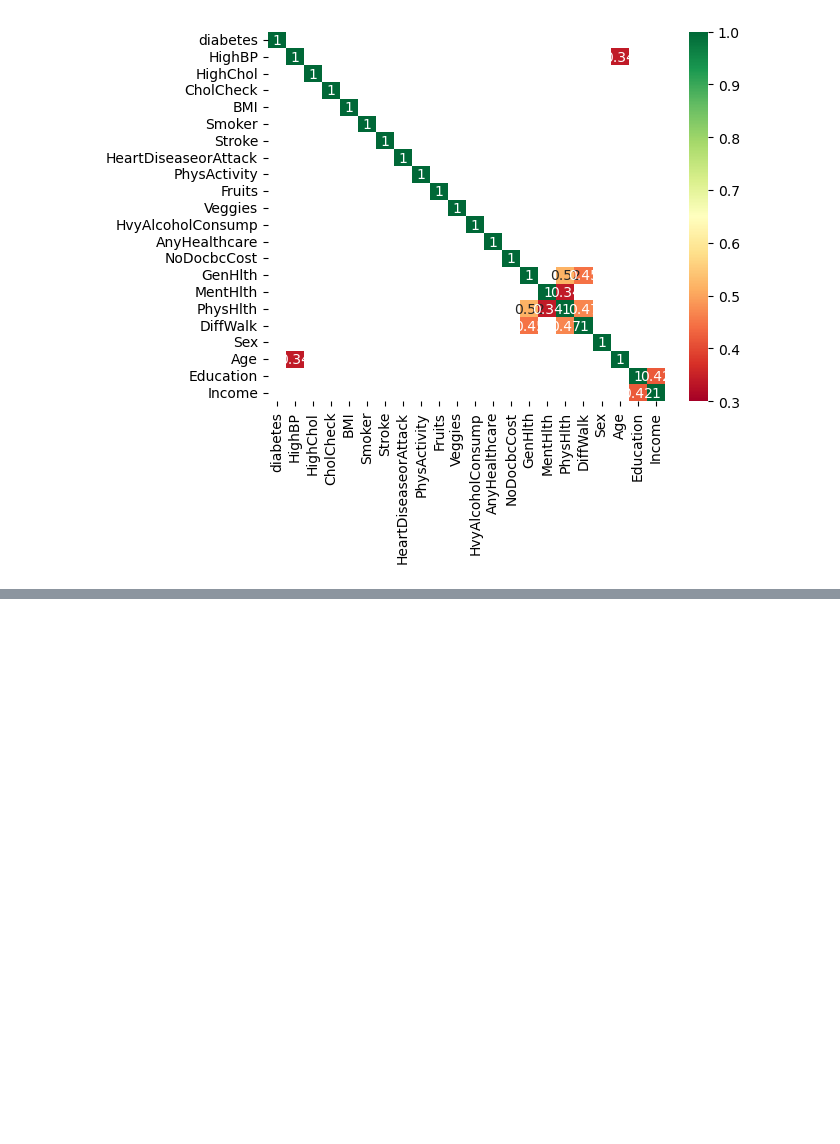
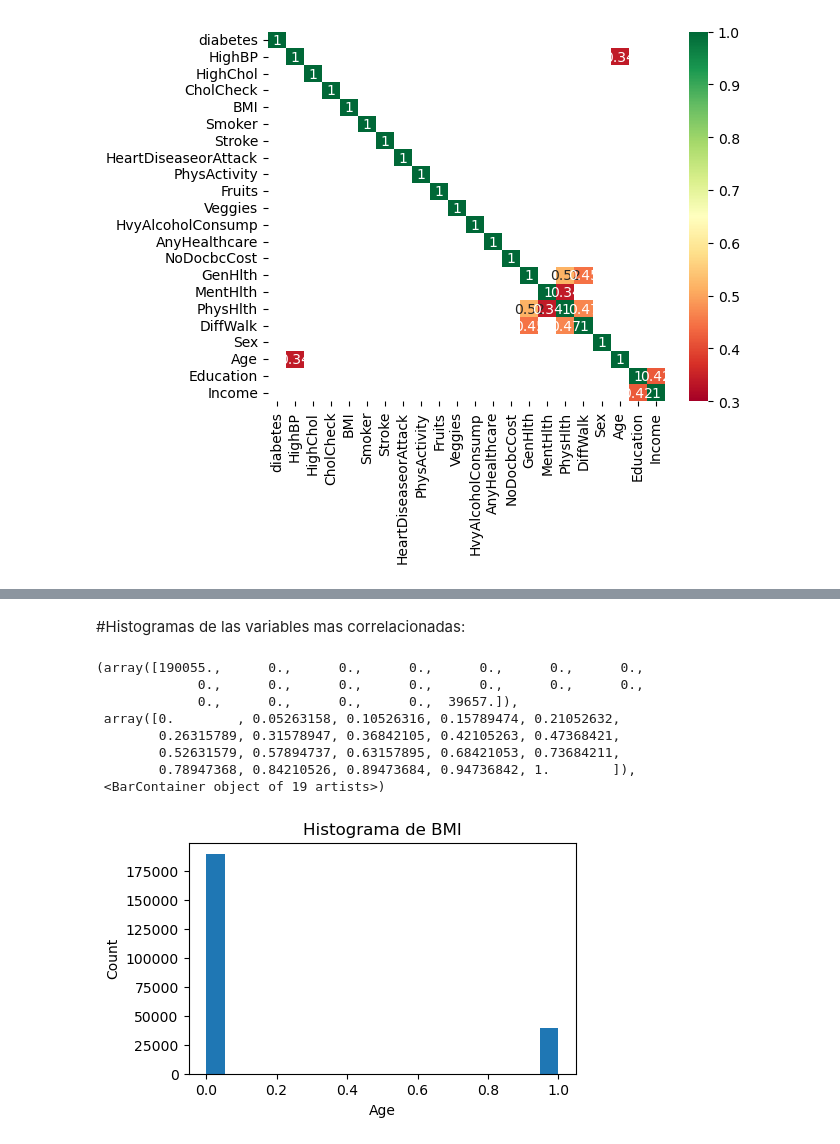
Before and after one commit to juanlt9905/machineLearning2025, a Jupyter notebook: exploracion_de_datos.ipynb, the cells around one changed output, grey strips where cells are left out. Saved outputs shown, nothing was run; the diff lists cells and outputs as text; code cells hidden in the pictures; blank space fills up the shorter version.

```diff
--- a/exploracion_de_datos.ipynb
+++ b/exploracion_de_datos.ipynb
@@ -192,0 +229,28 @@ plt.show()
+# %% [markdown]
+#Histogramas de las variables mas correlacionadas:
+# %%
+#Histograma BMI
+#verificar que coeficiente de correlacion usa cuando tengo variables binarias
+
+columnas_mas_correlacionadas = ['GenHlth', 'HighBP', 'BMI', 'DiffWalk', 'HighChol','Age', 'HeartDiseaseorAttack', 'PhysHlth','Income','diabetes']
+subset = datos_diabetes[columnas_mas_correlacionadas] #crear el subset de columnas de la lista
+
+##sns.pairplot(subset, hue='diabetes')
+k = int(np.ceil(1+np.log2(len(subset)))) #regla de sturges con un numero entero
+plt.figure(figsize=(5, 3))
+
+plt.xlabel('Age')
+plt.ylabel('Count')
+plt.title('Histograma de BMI')
+
+plt.hist(subset['diabetes'], bins=k)
+# %% [output]
+(array([190055.,      0.,      0.,      0.,      0.,      0.,      0.,
+             0.,      0.,      0.,      0.,      0.,      0.,      0.,
+             0.,      0.,      0.,      0.,  39657.]),
+ array([0.        , 0.05263158, 0.10526316, 0.15789474, 0.21052632,
+        0.26315789, 0.31578947, 0.36842105, 0.42105263, 0.47368421,
+        0.52631579, 0.57894737, 0.63157895, 0.68421053, 0.73684211,
+        0.78947368, 0.84210526, 0.89473684, 0.94736842, 1.        ]),
+ <BarContainer object of 19 artists>)
+[figure, added]
```
Also changed, not shown: parts of 14 cells of this notebook, 4 other files.
